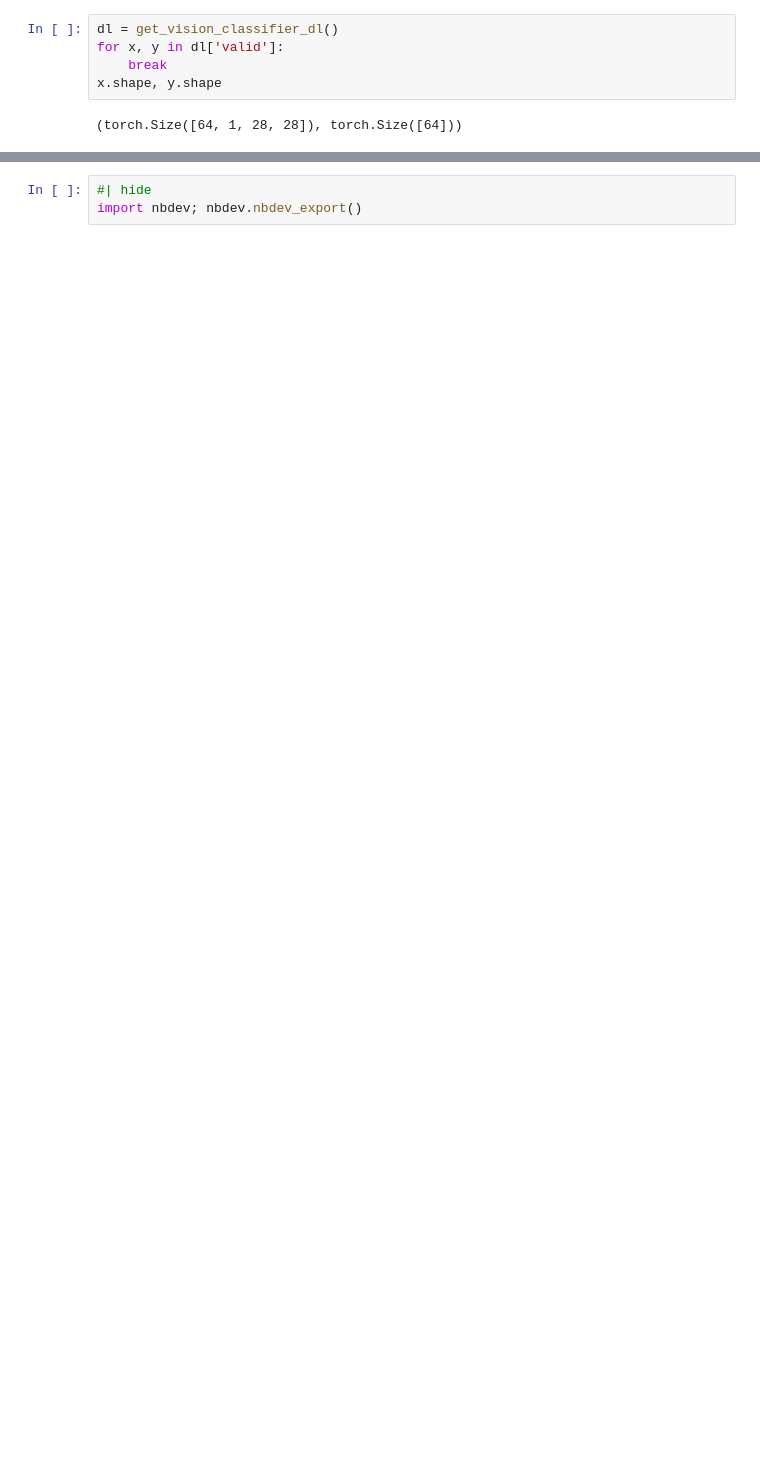
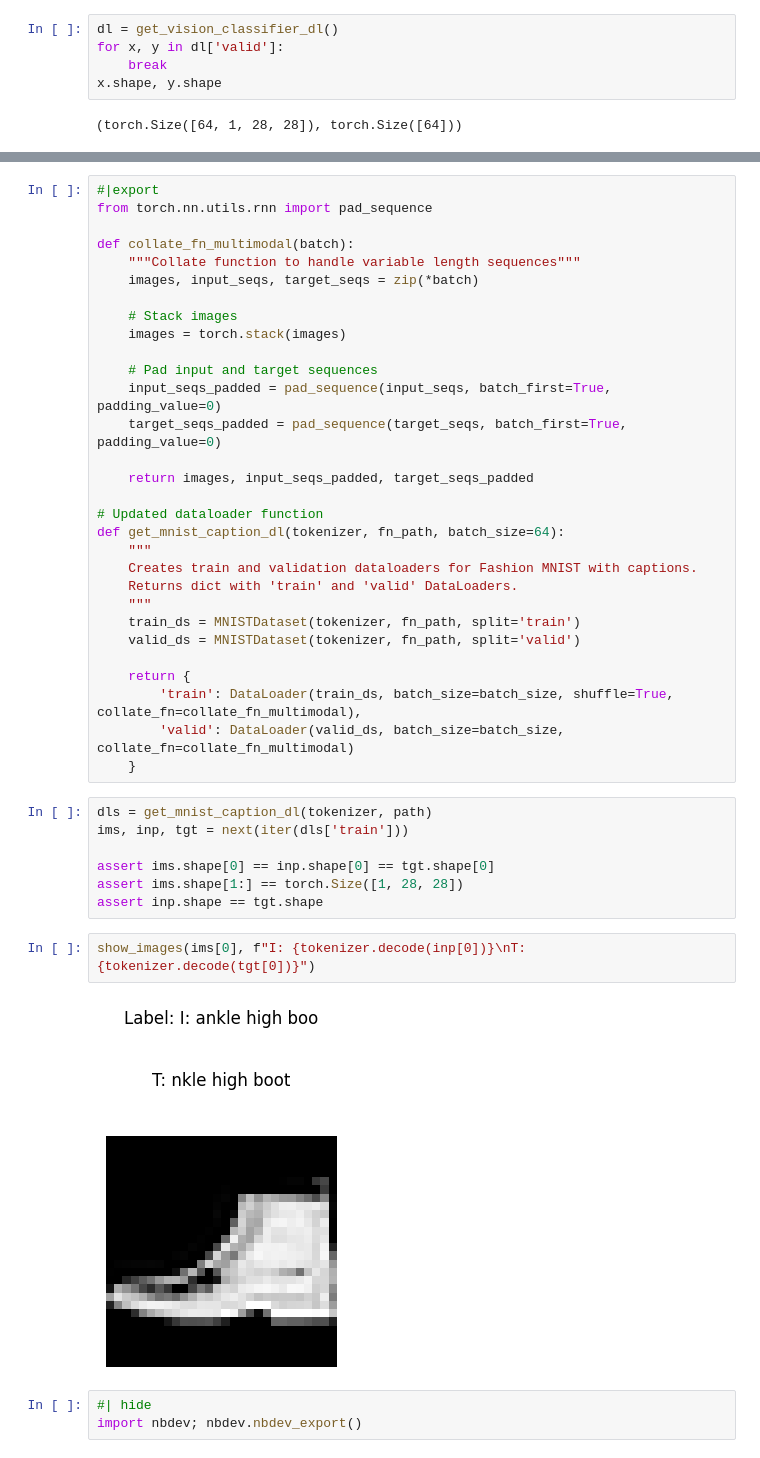
Before and after one commit to tripathysagar/NanoTransformer, a Jupyter notebook: nbs/00_data.ipynb, the cells around one changed output, grey strips where cells are left out. Drawn from its saved outputs; the diff is of its cells as text; blank space fills up the shorter version.

```diff
--- a/nbs/00_data.ipynb
+++ b/nbs/00_data.ipynb
@@ -220,3 +333,44 @@ show_images(x[-1], y[-1])
+# %%
+#|export
+from torch.nn.utils.rnn import pad_sequence
+
+def collate_fn_multimodal(batch):
+    """Collate function to handle variable length sequences"""
+    images, input_seqs, target_seqs = zip(*batch)
+
+    # Stack images
+    images = torch.stack(images)
+
+    # Pad input and target sequences
+    input_seqs_padded = pad_sequence(input_seqs, batch_first=True, padding_value=0)
+    target_seqs_padded = pad_sequence(target_seqs, batch_first=True, padding_value=0)
+
+    return images, input_seqs_padded, target_seqs_padded
+
+# Updated dataloader function
+def get_mnist_caption_dl(tokenizer, fn_path, batch_size=64):
+    """
+    Creates train and validation dataloaders for Fashion MNIST with captions.
+    Returns dict with 'train' and 'valid' DataLoaders.
+    """
+    train_ds = MNISTDataset(tokenizer, fn_path, split='train')
+    valid_ds = MNISTDataset(tokenizer, fn_path, split='valid')
+
+    return {
+        'train': DataLoader(train_ds, batch_size=batch_size, shuffle=True, collate_fn=collate_fn_multimodal),
+        'valid': DataLoader(valid_ds, batch_size=batch_size, collate_fn=collate_fn_multimodal)
+    }
+# %%
+dls = get_mnist_caption_dl(tokenizer, path)
+ims, inp, tgt = next(iter(dls['train']))
+
+assert ims.shape[0] == inp.shape[0] == tgt.shape[0]
+assert ims.shape[1:] == torch.Size([1, 28, 28])
+assert inp.shape == tgt.shape
+# %%
+show_images(ims[0], f"I: {tokenizer.decode(inp[0])}\nT: {tokenizer.decode(tgt[0])}")
+# %% [output]
+[figure, added]
 # %%
 #| hide
 import nbdev; nbdev.nbdev_export()
```
Also changed, not shown: parts of 16 cells of this notebook, 7 other files.
